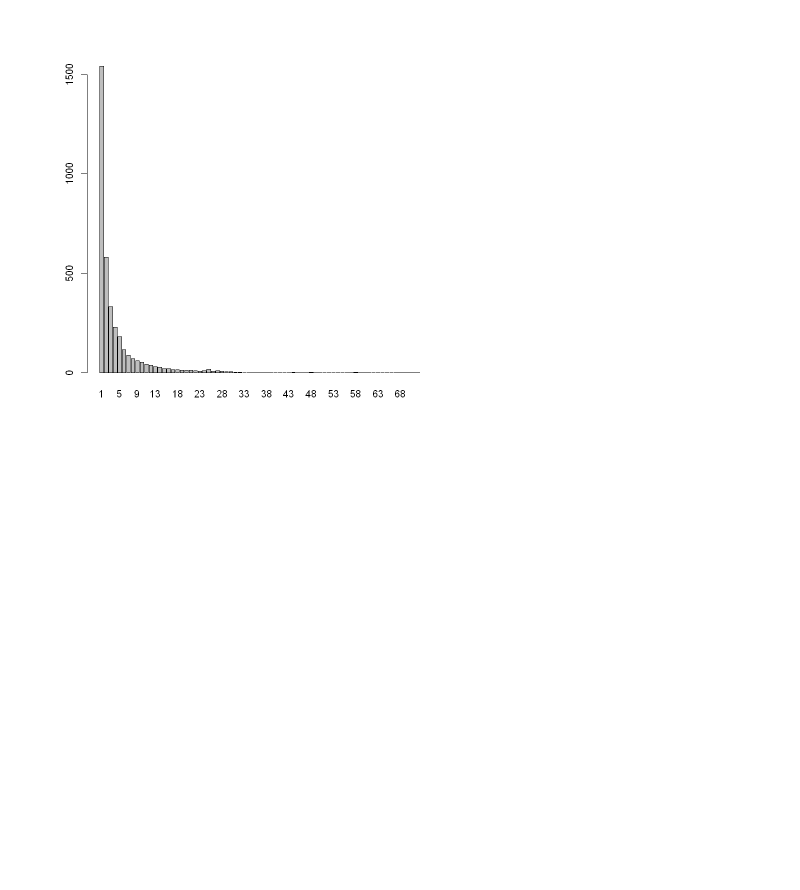
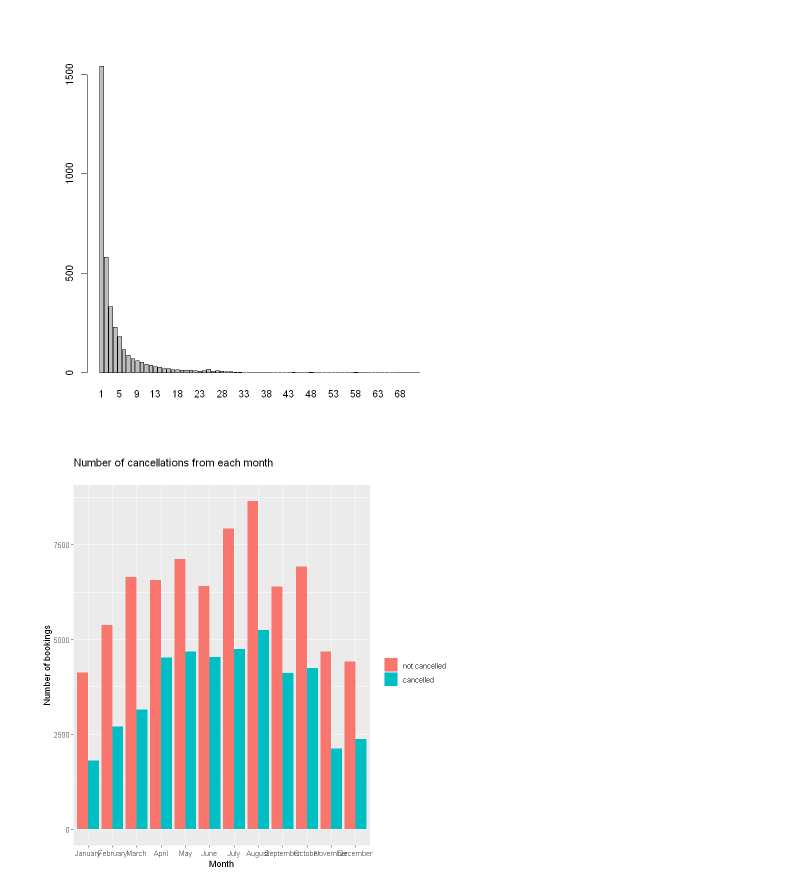
Before and after one commit to IslamAhmed1092/hotel-booking-demand-analysis, a Jupyter notebook: Analysis.ipynb, the cells around one changed output. Drawn from its saved outputs; the diff is of its cells as text; code cells hidden in the pictures; blank space fills up the shorter version.

Commit message:
Add ggplot plots

```diff
--- a/Analysis.ipynb
+++ b/Analysis.ipynb
@@ -99,3 +100,13 @@ pie(repeat_resort, labels=pie_percent, main = "Resort Hotel", col = colors)
 barplot(table(data$previous_bookings_not_canceled)[-1])
 # %% [output]
 [figure]
+# %%
+month_cancel <- table(data$is_canceled, data$arrival_date_month)
+
+g <- ggplot(data, aes(x = factor(arrival_date_month, levels = months) , fill = factor(is_canceled)))
+
+g + geom_bar(position = position_dodge()) +
+labs(title = "Number of cancellations from each month\n", x = "Month", y = "Number of bookings")+
+scale_fill_discrete(name="", labels=labels)
+# %% [output]
+[figure, added]
```
Also changed, not shown: parts of 3 cells of this notebook, 2 other files.
